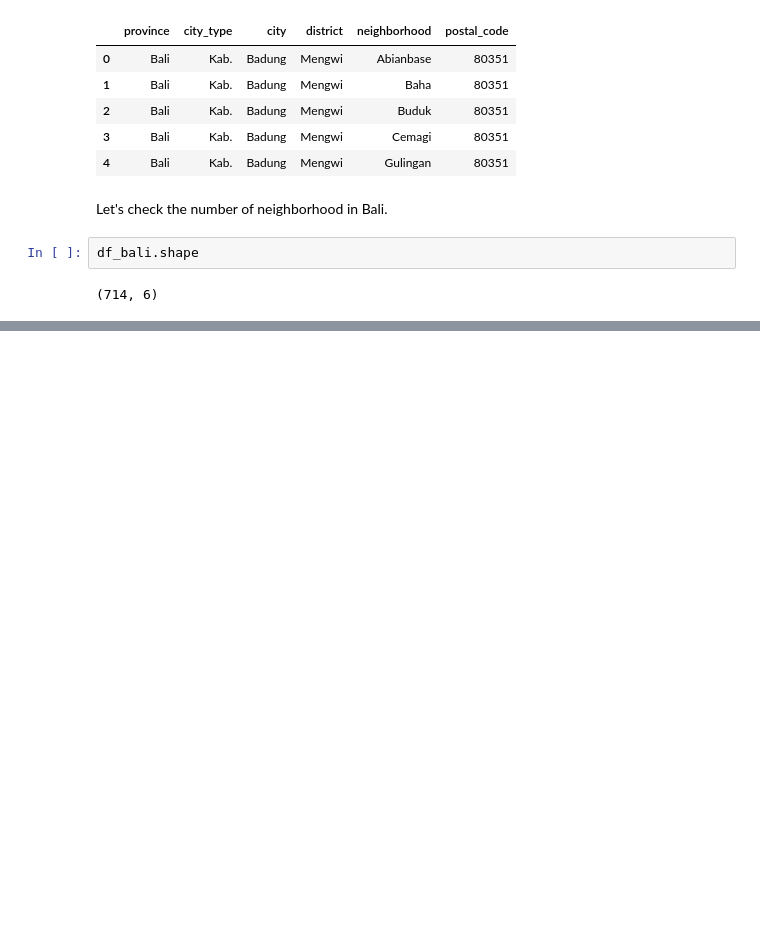
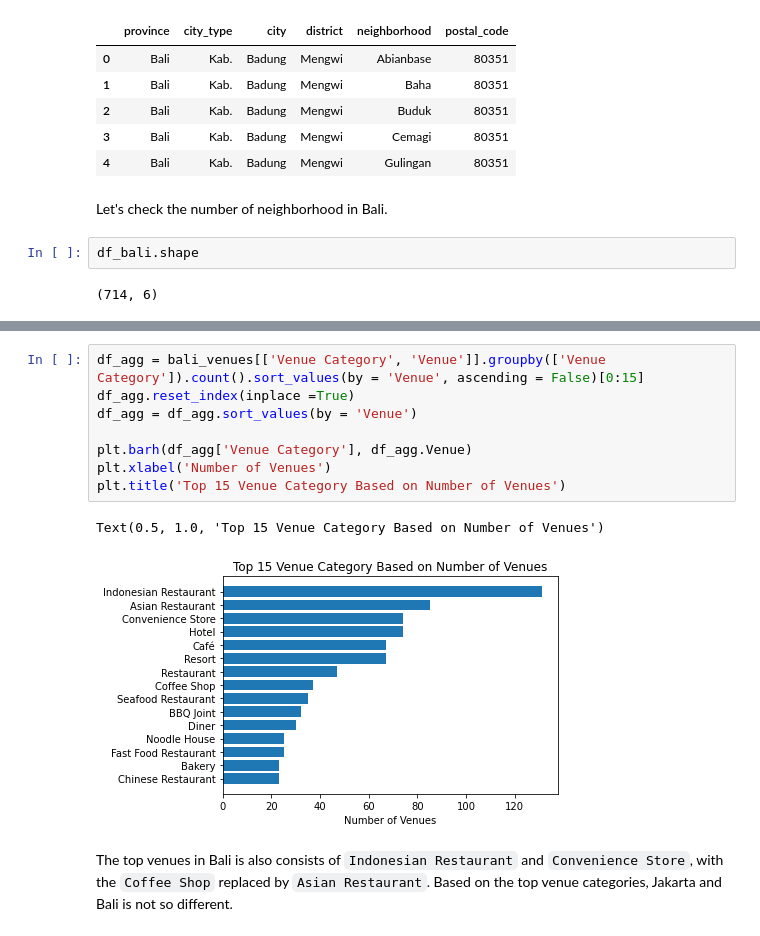
Before and after one commit to Argaadya/Coursera_Capstone, a Jupyter notebook: week4.ipynb, the cells around one changed output, grey strips where cells are left out. Cells and saved outputs as stored; diff of their text form; blank space fills up the shorter version.

```diff
--- a/week4.ipynb
+++ b/week4.ipynb
@@ -110,0 +425,13 @@ df_bali.shape
+# %%
+df_agg = bali_venues[['Venue Category', 'Venue']].groupby(['Venue Category']).count().sort_values(by = 'Venue', ascending = False)[0:15]
+df_agg.reset_index(inplace =True)
+df_agg = df_agg.sort_values(by = 'Venue')
+
+plt.barh(df_agg['Venue Category'], df_agg.Venue)
+plt.xlabel('Number of Venues')
+plt.title('Top 15 Venue Category Based on Number of Venues')
+# %% [output]
+Text(0.5, 1.0, 'Top 15 Venue Category Based on Number of Venues')
+[figure, added]
+# %% [markdown]
+The top venues in Bali is also consists of `Indonesian Restaurant` and `Convenience Store`, with the `Coffee Shop` replaced by `Asian Restaurant`. Based on the top venue categories, Jakarta and Bali is not so different.
```
Also changed, not shown: parts of 74 cells of this notebook.
